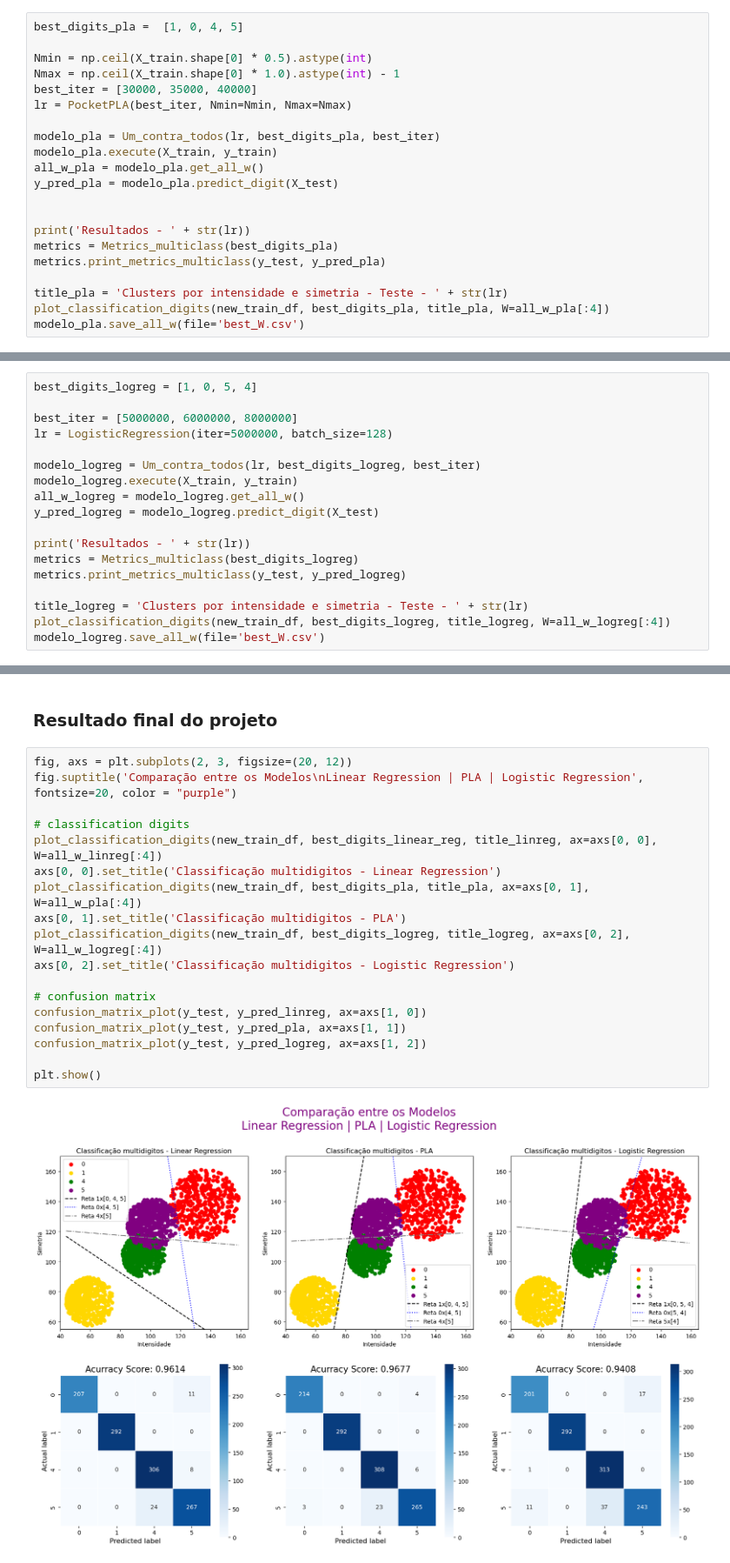
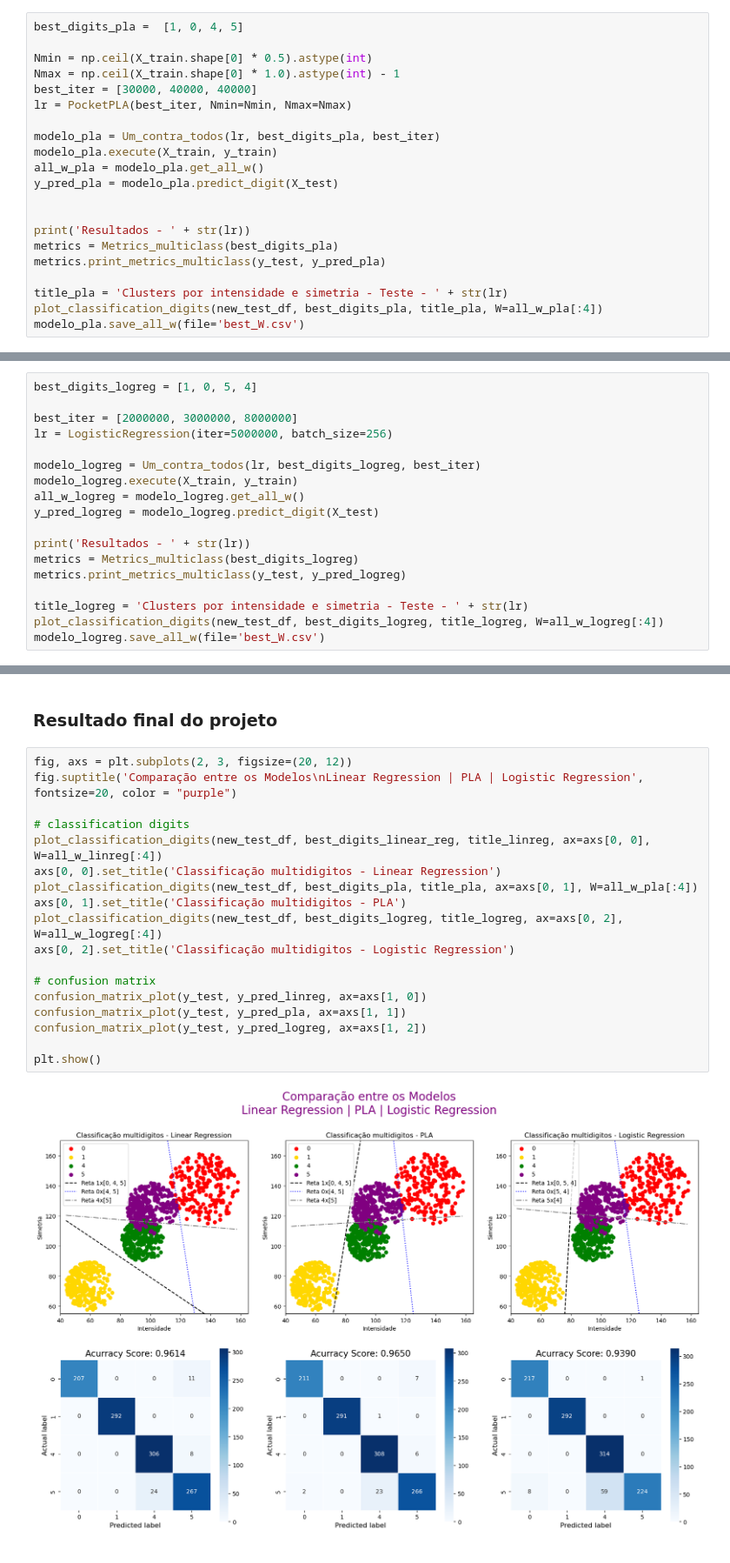
Before and after one commit to Guilherme-iram/Digits_project, a Jupyter notebook: resultados.ipynb, the cells around one changed output, grey strips where cells are left out. Shown at 87% size. Cells and saved outputs as stored; diff of their text form.

```diff
--- a/resultados.ipynb
+++ b/resultados.ipynb
@@ -80,7 +80,7 @@ best_digits_pla =  [1, 0, 4, 5]
 
 Nmin = np.ceil(X_train.shape[0] * 0.5).astype(int)
 Nmax = np.ceil(X_train.shape[0] * 1.0).astype(int) - 1
-best_iter = [30000, 35000, 40000]
+best_iter = [30000, 40000, 40000]
 lr = PocketPLA(best_iter, Nmin=Nmin, Nmax=Nmax)
 
 modelo_pla = Um_contra_todos(lr, best_digits_pla, best_iter)
@@ -94,7 +94,7 @@ metrics = Metrics_multiclass(best_digits_pla)
 metrics.print_metrics_multiclass(y_test, y_pred_pla)
 
 title_pla = 'Clusters por intensidade e simetria - Teste - ' + str(lr)
-plot_classification_digits(new_train_df, best_digits_pla, title_pla, W=all_w_pla[:4])
+plot_classification_digits(new_test_df, best_digits_pla, title_pla, W=all_w_pla[:4])
 modelo_pla.save_all_w(file='best_W.csv')
 # %% [output]
 Resultados - Pocket PLA
@@ -121,8 +121,8 @@ Weighted F1 Score: 0.9688
 # %%
 best_digits_logreg = [1, 0, 5, 4]
 
-best_iter = [5000000, 6000000, 8000000]
-lr = LogisticRegression(iter=5000000, batch_size=128)
+best_iter = [2000000, 3000000, 8000000]
+lr = LogisticRegression(iter=5000000, batch_size=256)
 
 modelo_logreg = Um_contra_todos(lr, best_digits_logreg, best_iter)
 modelo_logreg.execute(X_train, y_train)
@@ -134,7 +134,7 @@ metrics = Metrics_multiclass(best_digits_logreg)
 metrics.print_metrics_multiclass(y_test, y_pred_logreg)
 
 title_logreg = 'Clusters por intensidade e simetria - Teste - ' + str(lr)
-plot_classification_digits(new_train_df, best_digits_logreg, title_logreg, W=all_w_logreg[:4])
+plot_classification_digits(new_test_df, best_digits_logreg, title_logreg, W=all_w_logreg[:4])
 modelo_logreg.save_all_w(file='best_W.csv')
 # %% [output]
 Resultados - Logistic Regression
@@ -161,20 +161,20 @@ Weighted F1 Score: 0.9394
 # %%
 fig, axs = plt.subplots(2, 3, figsize=(20, 12))
 fig.suptitle('Comparação entre os Modelos\nLinear Regression | PLA | Logistic Regression', fontsize=20, color = "purple")
 
 # classification digits
-plot_classification_digits(new_train_df, best_digits_linear_reg, title_linreg, ax=axs[0, 0], W=all_w_linreg[:4])
+plot_classification_digits(new_test_df, best_digits_linear_reg, title_linreg, ax=axs[0, 0], W=all_w_linreg[:4])
 axs[0, 0].set_title('Classificação multidigitos - Linear Regression')
-plot_classification_digits(new_train_df, best_digits_pla, title_pla, ax=axs[0, 1], W=all_w_pla[:4])
+plot_classification_digits(new_test_df, best_digits_pla, title_pla, ax=axs[0, 1], W=all_w_pla[:4])
 axs[0, 1].set_title('Classificação multidigitos - PLA')
-plot_classification_digits(new_train_df, best_digits_logreg, title_logreg, ax=axs[0, 2], W=all_w_logreg[:4])
+plot_classification_digits(new_test_df, best_digits_logreg, title_logreg, ax=axs[0, 2], W=all_w_logreg[:4])
 axs[0, 2].set_title('Classificação multidigitos - Logistic Regression')
 
 # confusion matrix
 confusion_matrix_plot(y_test, y_pred_linreg, ax=axs[1, 0])
 confusion_matrix_plot(y_test, y_pred_pla, ax=axs[1, 1])
 confusion_matrix_plot(y_test, y_pred_logreg, ax=axs[1, 2])
 
 plt.show()
 # %% [output]
-[figure, old version]
+[figure, new version]
```
Also changed, not shown: parts of 3 cells of this notebook, 4 other files.
